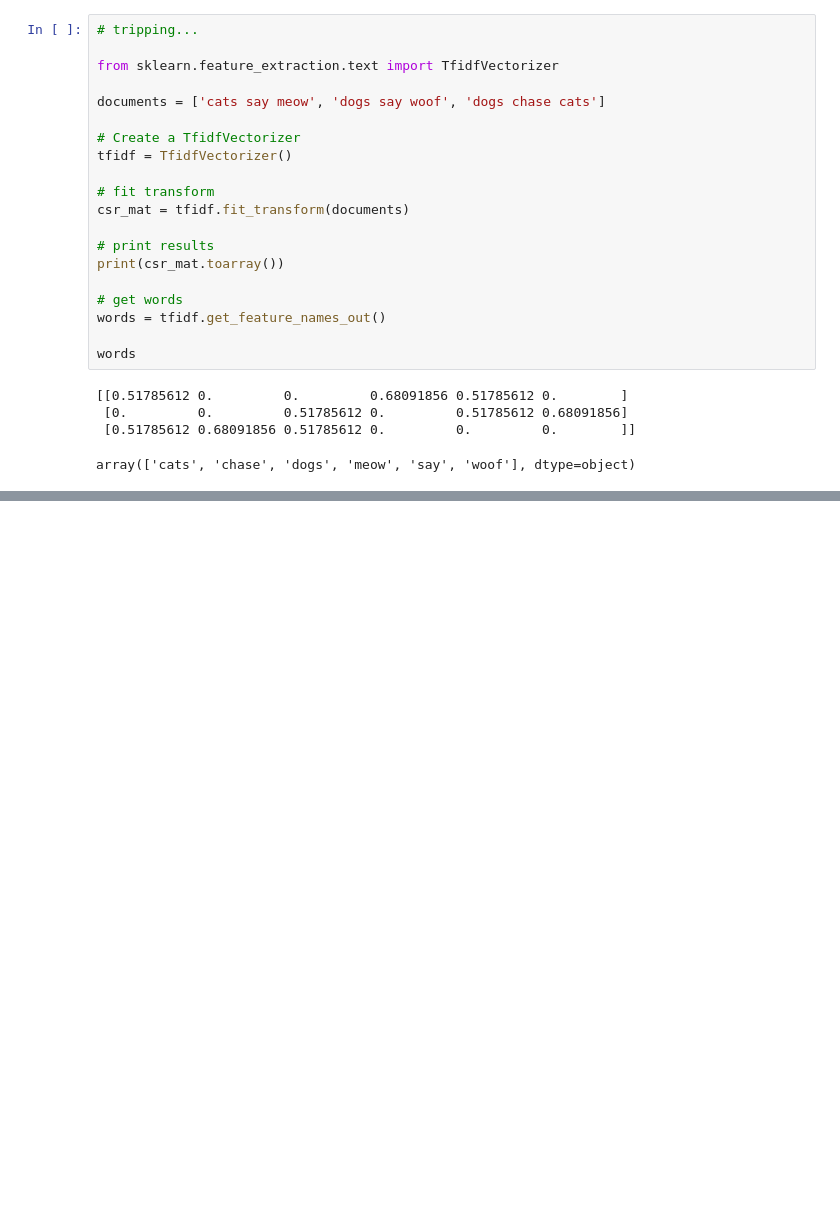
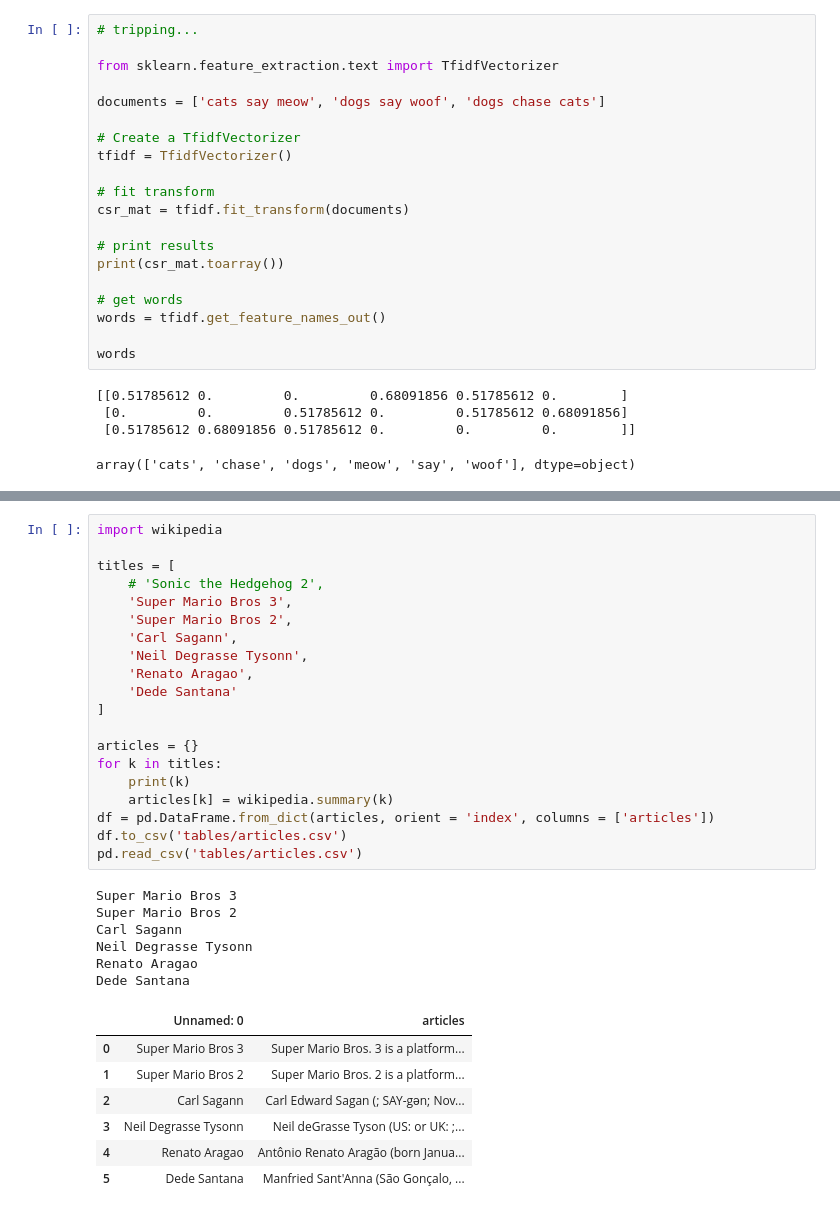
Before and after one commit to srgari/python, a Jupyter notebook: datacamp_study/machine learning/2_Unsupervised_learning_in_Python.ipynb, the cells around one changed output, grey strips where cells are left out. Drawn from its saved outputs; the diff is of its cells as text; blank space fills up the shorter version.

```diff
--- a/datacamp_study/machine learning/2_Unsupervised_learning_in_Python.ipynb
+++ b/datacamp_study/machine learning/2_Unsupervised_learning_in_Python.ipynb
@@ -979,0 +978,34 @@ samples.shape, len(lala), samples_full
+# %%
+import wikipedia
+
+titles = [
+    # 'Sonic the Hedgehog 2',
+    'Super Mario Bros 3',
+    'Super Mario Bros 2',
+    'Carl Sagann',
+    'Neil Degrasse Tysonn',
+    'Renato Aragao',
+    'Dede Santana'
+]
+
+articles = {}
+for k in titles:
+    print(k)
+    articles[k] = wikipedia.summary(k)
+df = pd.DataFrame.from_dict(articles, orient = 'index', columns = ['articles'])
+df.to_csv('tables/articles.csv')
+pd.read_csv('tables/articles.csv')
+# %% [output]
+Super Mario Bros 3
+Super Mario Bros 2
+Carl Sagann
+Neil Degrasse Tysonn
+Renato Aragao
+Dede Santana
+|  | Unnamed: 0 | articles |
+| 0 | Super Mario Bros 3 | Super Mario Bros. 3 is a platform... |
+| 1 | Super Mario Bros 2 | Super Mario Bros. 2 is a platform... |
+| 2 | Carl Sagann | Carl Edward Sagan (; SAY-gən; Nov... |
+| 3 | Neil Degrasse Tysonn | Neil deGrasse Tyson (US: or UK: ;... |
+| 4 | Renato Aragao | Antônio Renato Aragão (born Janua... |
+| 5 | Dede Santana | Manfried Sant'Anna (São Gonçalo, ... |
```
Also changed, not shown: parts of 11 cells of this notebook, 1 other file.
